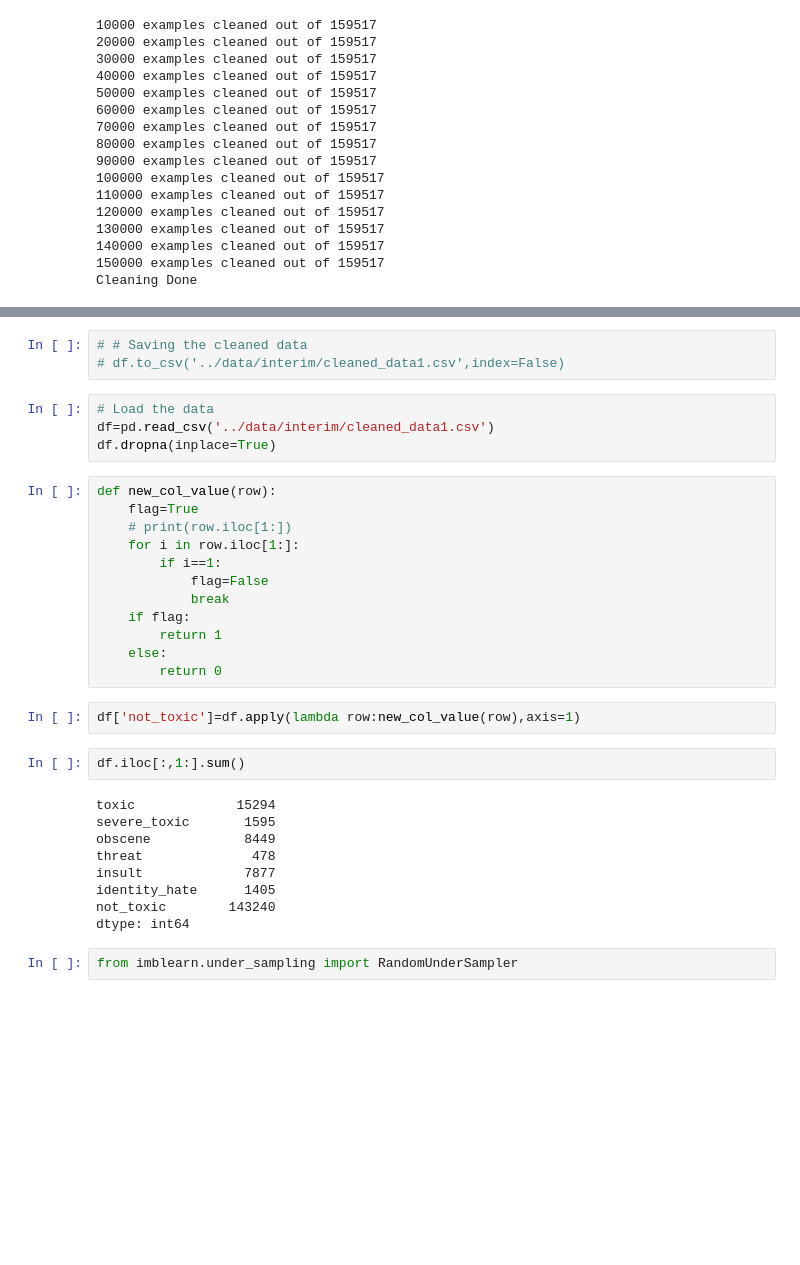
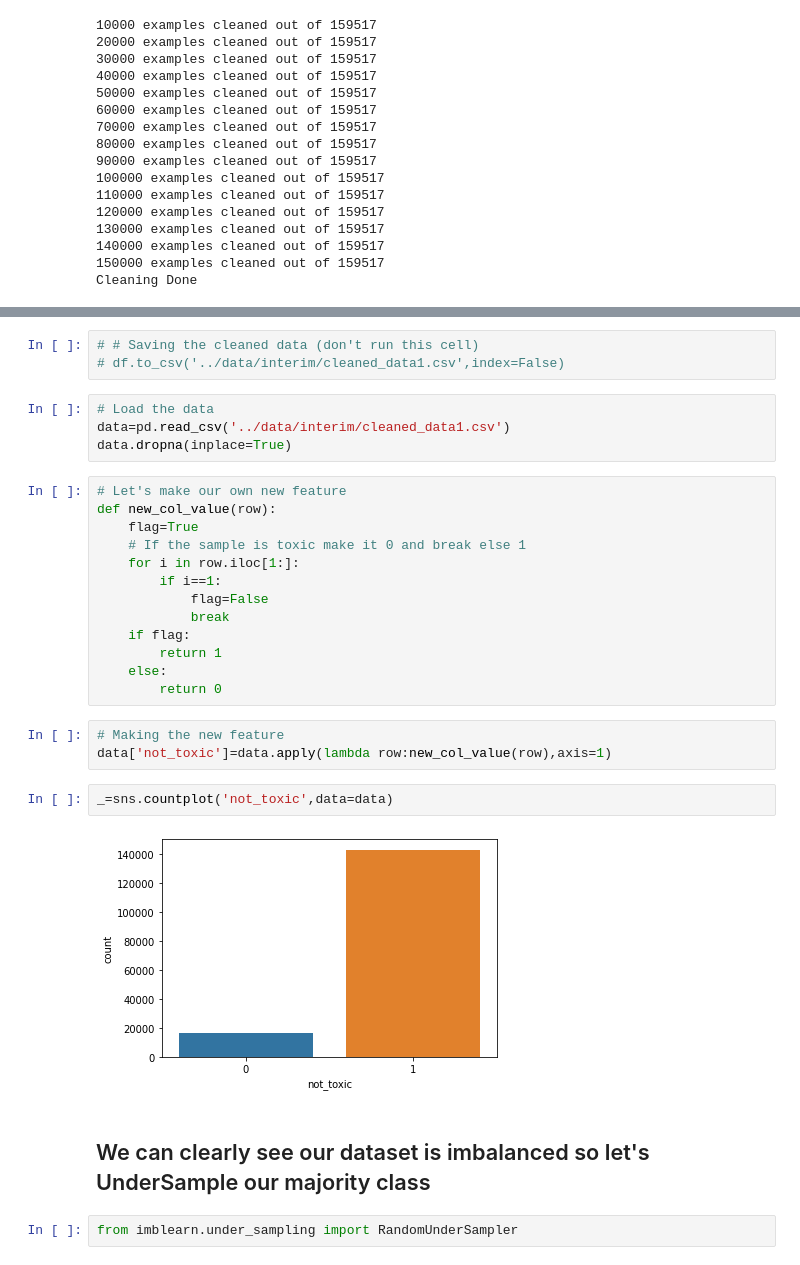
Before and after one commit to SATVIK2204/NO_Toxicity, a Jupyter notebook: notebooks/1.no-toxicity.ipynb, the cells around one changed output, grey strips where cells are left out. Drawn from its saved outputs; the diff is of its cells as text; blank space fills up the shorter version.

```diff
--- a/notebooks/1.no-toxicity.ipynb
+++ b/notebooks/1.no-toxicity.ipynb
@@ -80,15 +81,16 @@ Cleaning Done
 df['comment_text']=cleaned_comments
 # %%
-# # Saving the cleaned data
+# # Saving the cleaned data (don't run this cell)
 # df.to_csv('../data/interim/cleaned_data1.csv',index=False)
 # %%
 # Load the data
-df=pd.read_csv('../data/interim/cleaned_data1.csv')
-df.dropna(inplace=True)
+data=pd.read_csv('../data/interim/cleaned_data1.csv')
+data.dropna(inplace=True)
 # %%
+# Let's make our own new feature
 def new_col_value(row):
     flag=True
-    # print(row.iloc[1:])
+    # If the sample is toxic make it 0 and break else 1
     for i in row.iloc[1:]:
         if i==1:
             flag=False
@@ -98,18 +100,14 @@ def new_col_value(row):
     else:
         return 0
 # %%
-df['not_toxic']=df.apply(lambda row:new_col_value(row),axis=1)
+# Making the new feature
+data['not_toxic']=data.apply(lambda row:new_col_value(row),axis=1)
-# %%
-df.iloc[:,1:].sum()
-# %% [output]
-toxic             15294
-severe_toxic       1595
-obscene            8449
-threat              478
-insult             7877
-identity_hate      1405
-not_toxic        143240
-dtype: int64
+# %%
+_=sns.countplot('not_toxic',data=data)
+# %% [output]
+[figure, added]
+# %% [markdown]
+## We can clearly see our dataset is imbalanced so let's UnderSample our majority class
 # %%
 from imblearn.under_sampling import RandomUnderSampler
 # %%
```
Also changed, not shown: parts of 23 cells of this notebook, 5 other files.
